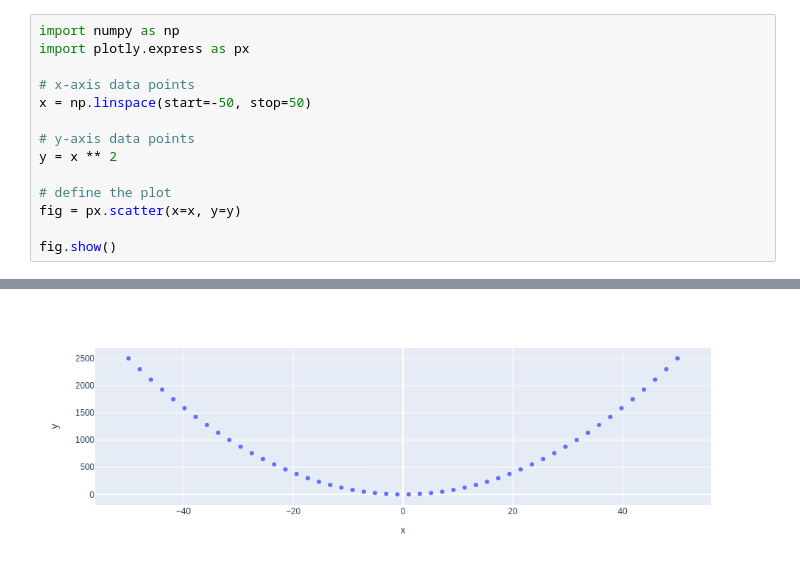
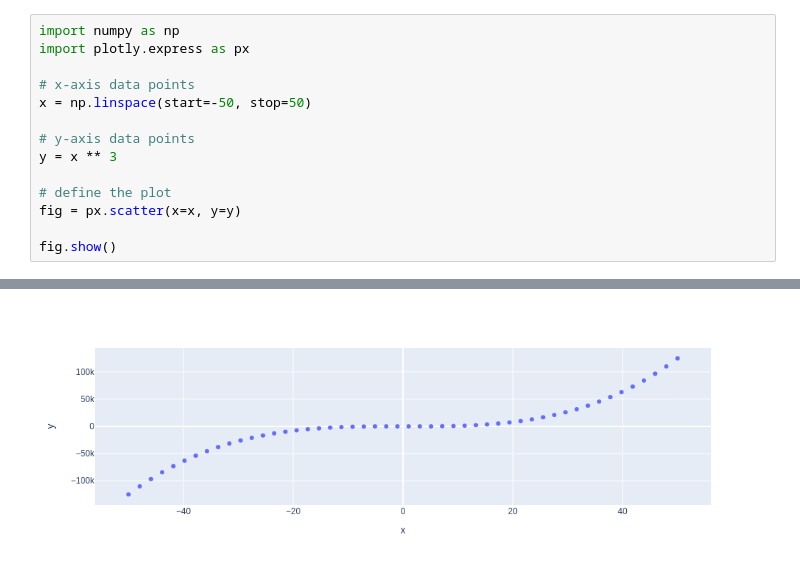
Before and after one commit to abdulrahmansamy/my-notebooks-repo, a Jupyter notebook: experiment1.ipynb, the cells around one changed output, grey strips where cells are left out. Cells and saved outputs as stored; diff of their text form.

```diff
--- a/experiment1.ipynb
+++ b/experiment1.ipynb
@@ -6,7 +6,7 @@ import plotly.express as px
 x = np.linspace(start=-50, stop=50)
 
 # y-axis data points
-y = x ** 2
+y = x ** 3
 
 # define the plot
 fig = px.scatter(x=x, y=y)
@@ -17 +16 @@ fig.show()
-[figure, old version]
+[figure, new version]
```
Also changed, not shown: parts of 1 cell of this notebook.
